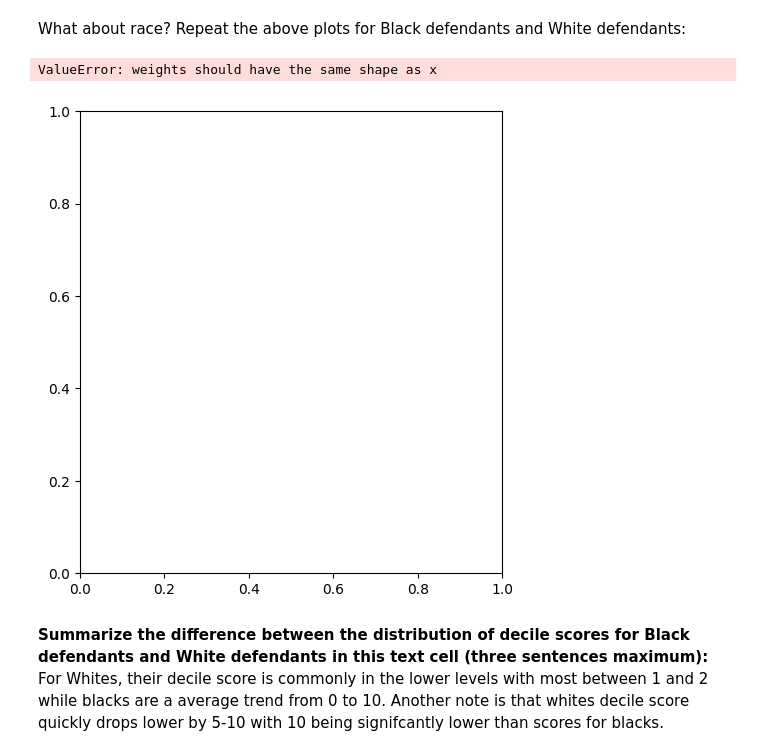
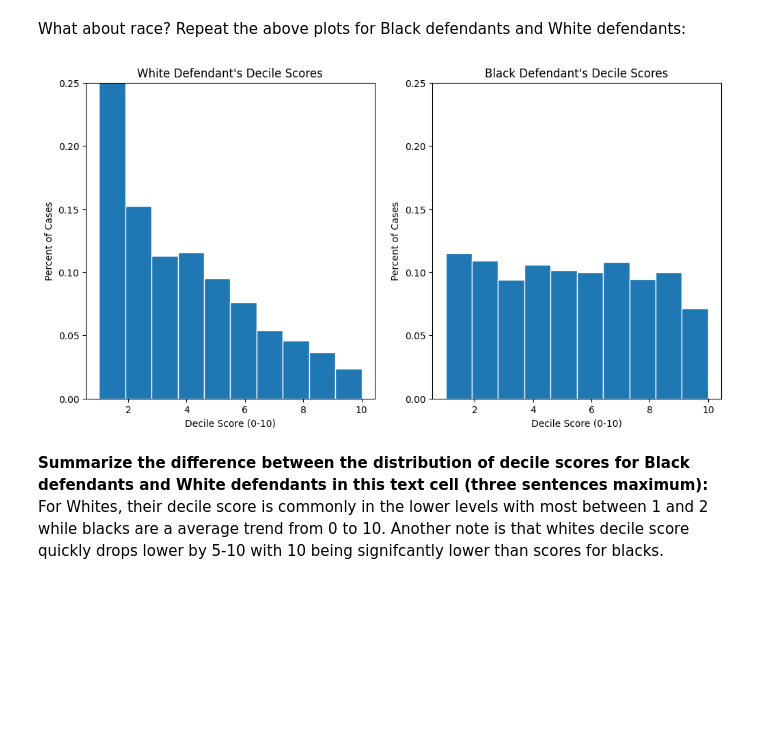
Before and after one commit to py1u/cs108, a Jupyter notebook: assignments/W24_STAT-CS108_Assignment1.ipynb, the cells around one changed output. Cells and saved outputs as stored; diff of their text form; code cells hidden in the pictures; blank space fills up the shorter version.

Commit message:
fixed plotting error for df_white, df_black cell

```diff
--- a/assignments/W24_STAT-CS108_Assignment1.ipynb
+++ b/assignments/W24_STAT-CS108_Assignment1.ipynb
@@ -289,33 +289,32 @@ What about race? Repeat the above plots for Black defendants and White defendant
 # %%
 # In this code cell - write code to plot "decile_score" for
 # White and Black defendants.
 df_white = df_analysis[df_analysis["race"] == "Caucasian"].copy()
 df_black = df_analysis[df_analysis["race"] == "African-American"].copy()
 
 fig = plt.figure(figsize = (12, 6))
 fig.add_subplot(121)
 
 plt.hist(df_white["decile_score"], ec = "white",
-         weights = np.ones(len(df_female["decile_score"])) /
-         len(df_female["decile_score"]))
+         weights = np.ones(len(df_white["decile_score"])) /
+         len(df_white["decile_score"]))
 plt.xlabel("Decile Score (0-10)")
 plt.ylabel("Percent of Cases")
 plt.title("White Defendant's Decile Scores")
 plt.ylim([0, 0.25])
 
 fig.add_subplot(122)
 plt.hist(df_black["decile_score"], ec = "white",
-         weights = np.ones(len(df_male["decile_score"])) /
-         len(df_male["decile_score"]))
+         weights = np.ones(len(df_black["decile_score"])) /
+         len(df_black["decile_score"]))
 plt.xlabel("Decile Score (0-10)")
 plt.ylabel("Percent of Cases")
 plt.title("Black Defendant's Decile Scores")
 plt.ylim([0, 0.25])
 
 plt.show()
 # %% [output]
-ValueError: weights should have the same shape as x
-[figure, old version]
+[figure, new version]
 # %% [markdown]
 **Summarize the difference between the distribution of decile scores for Black defendants and White defendants in this text cell (three sentences maximum):**
 For Whites, their decile score is commonly in the lower levels with most between 1 and 2 while blacks are a average trend from 0 to 10. Another note is that whites decile score quickly drops lower by 5-10 with 10 being signifcantly lower than scores for blacks.
```
